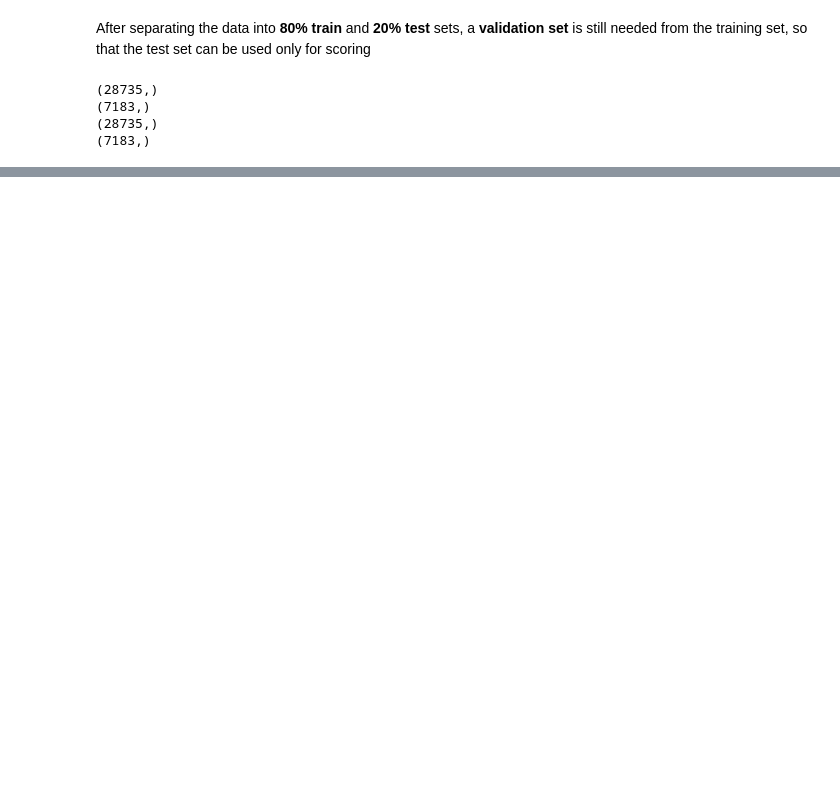
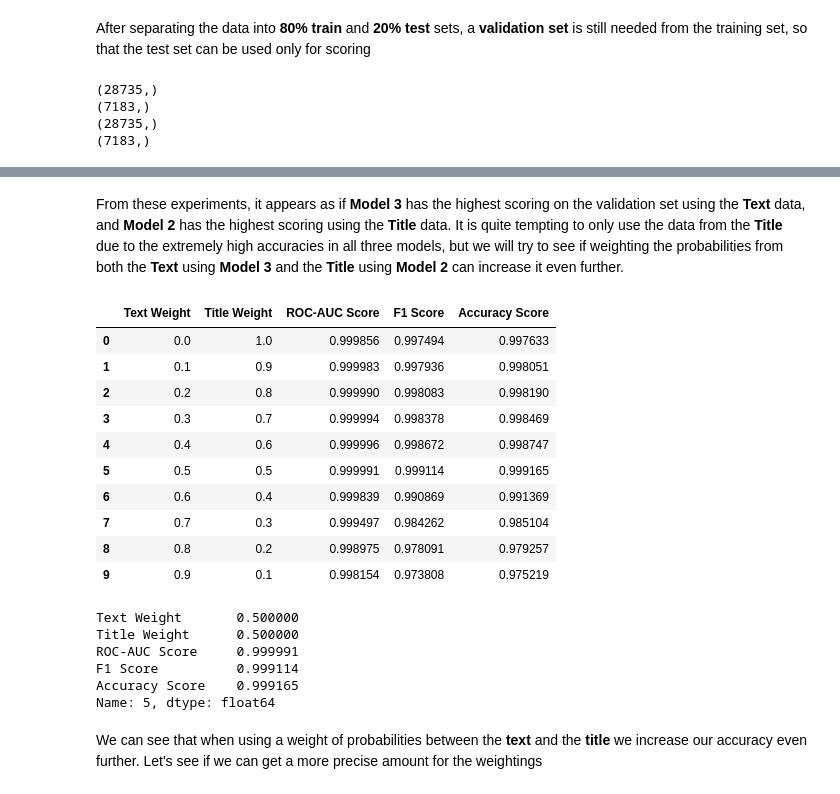
Before and after one commit to EdwardMMiller/Data-Mining-Project---Fall-2022, a Jupyter notebook: News_Classifier_COLAB.ipynb, the cells around one changed output, grey strips where cells are left out. Drawn from its saved outputs; the diff is of its cells as text; code cells hidden in the pictures; blank space fills up the shorter version.

```diff
--- a/News_Classifier_COLAB.ipynb
+++ b/News_Classifier_COLAB.ipynb
@@ -840,0 +1216,2 @@ print('Labels:\n', Outside_Test_labels)
+# %% [markdown]
+From these experiments, it appears as if **Model 3** has the highest scoring on the validation set using the **Text** data, and **Model 2** has the highest scoring using the **Title** data. It is quite tempting to only use the data from the **Title** due to the extremely high accuracies in all three models, but we will try to see if weighting the probabilities from both the **Text** using **Model 3** and the **Title** using **Model 2** can increase it even further.
@@ -840,0 +1243,71 @@ print('Labels:\n', Outside_Test_labels)
+# %%
+def get_weighted_scores(text_probs, title_probs, y_true, fine_tune = -1):
+
+  """
+  Args:
+        text_probs: an array of probabilities from the text data
+        title_probs: an array of probabilities from the title data
+        y_true: an array of the actual labels
+        fine_tune: a negative integer that tells what power of 10 to raise
+        the divisions to (default = -1 for only 10 divisions)
+  Returns:
+        weight_scores: a dataframe showing the scores for each weighing
+  """
+  scores = []
+  # initialize a list
+
+  for i in range(10):
+    text_wt = i*(10**fine_tune)
+    title_wt = 1 - text_wt
+    # initializing text and title weights
+    wt_probs = probability_weighter(text_probs,
+                                    title_probs,
+                                    text_wt,
+                                    title_wt )
+    # get the weighted probabilties
+    wt_predicts = tf.where(wt_probs < 0.5, 0, 1)
+    # get the actual predicted values using 0.5 as a threshold
+    auc = roc_auc_score(y_true, wt_probs)
+    f1 = f1_score(y_true, wt_predicts)
+    acc= accuracy_score(y_true, wt_predicts )
+    # getting metrics
+    scores.append((text_wt, title_wt, auc, f1, acc ))
+    # add weights and scores into the list
+
+  scores = pd.DataFrame(scores, columns = ['Text Weight',
+                                           'Title Weight',
+                                           'ROC-AUC Score',
+                                           'F1 Score',
+                                           'Accuracy Score'])
+                                  # turn the list into a dataframe
+  return scores
+
+weight_scores = get_weighted_scores(Model_3_Probabilities_Text,
+                                    Model_2_Probabilities_Title,
+                                    val_label)
+# getting weighted scores
+display(weight_scores)
+# %% [output]
+|  | Text Weight | Title Weight | ROC-AUC Score | F1 Score | Accuracy Score |
+| 0 | 0.0 | 1.0 | 0.999856 | 0.997494 | 0.997633 |
+| 1 | 0.1 | 0.9 | 0.999983 | 0.997936 | 0.998051 |
+| 2 | 0.2 | 0.8 | 0.999990 | 0.998083 | 0.998190 |
+| 3 | 0.3 | 0.7 | 0.999994 | 0.998378 | 0.998469 |
+| 4 | 0.4 | 0.6 | 0.999996 | 0.998672 | 0.998747 |
+| 5 | 0.5 | 0.5 | 0.999991 | 0.999114 | 0.999165 |
+| 6 | 0.6 | 0.4 | 0.999839 | 0.990869 | 0.991369 |
+| 7 | 0.7 | 0.3 | 0.999497 | 0.984262 | 0.985104 |
+| 8 | 0.8 | 0.2 | 0.998975 | 0.978091 | 0.979257 |
+| 9 | 0.9 | 0.1 | 0.998154 | 0.973808 | 0.975219 |
+# %%
+Best_Weights_Row = weight_scores['Accuracy Score'].idxmax()
+print(weight_scores.iloc[Best_Weights_Row])
+# %% [output]
+Text Weight       0.500000
+Title Weight      0.500000
+ROC-AUC Score     0.999991
+F1 Score          0.999114
+Accuracy Score    0.999165
+Name: 5, dtype: float64
+# %% [markdown]
+We can see that when using a weight of probabilities between the **text** and the **title** we increase our accuracy even further. Let's see if we can get a more precise amount for the weightings
```
Also changed, not shown: parts of 46 cells of this notebook.
